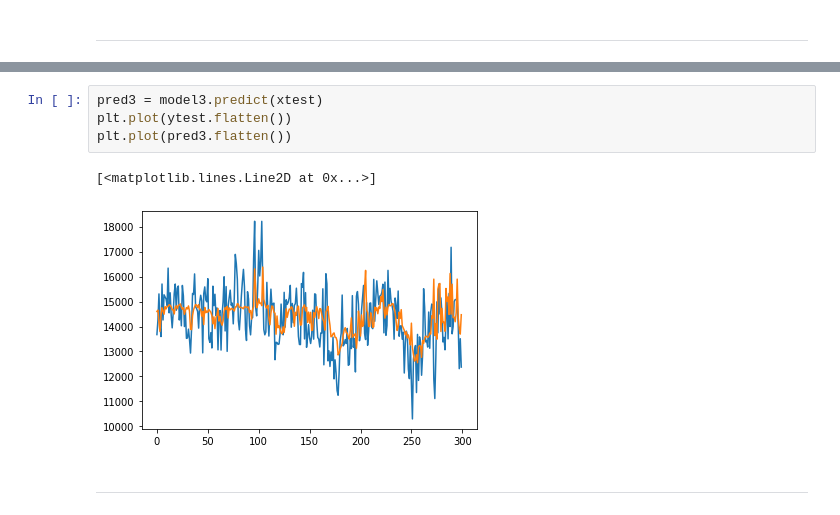
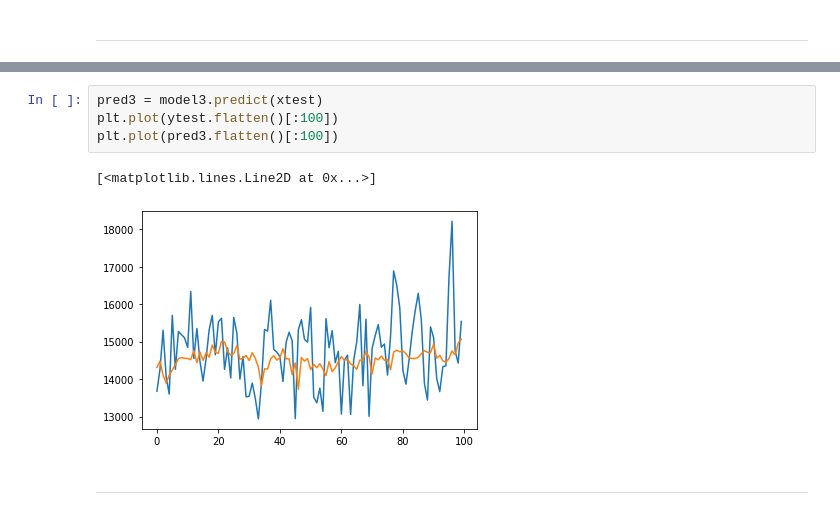
Before and after one commit to MMurilloGlez/ts-automl, a Jupyter notebook: Working Notebooks/Recursive_forecast.ipynb, the cells around one changed output, grey strips where cells are left out. Cells and saved outputs as stored; diff of their text form.

```diff
--- a/Working Notebooks/Recursive_forecast.ipynb
+++ b/Working Notebooks/Recursive_forecast.ipynb
@@ -612,10 +659,10 @@ Epoch 100/100
 # %%
 pred3 = model3.predict(xtest)
-plt.plot(ytest.flatten())
-plt.plot(pred3.flatten())
+plt.plot(ytest.flatten()[:100])
+plt.plot(pred3.flatten()[:100])
 # %% [output]
 [<matplotlib.lines.Line2D at 0x...>]
-[figure, old version]
+[figure, new version]
 # %% [markdown]
 ------
 # %%
```
Also changed, not shown: parts of 19 cells of this notebook, 1 other file.
